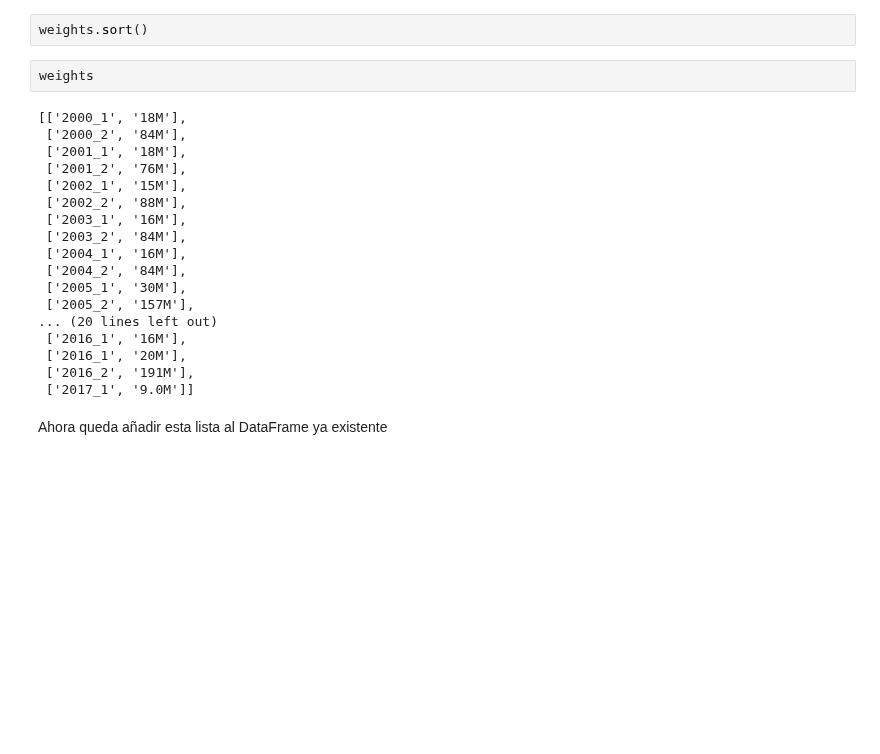
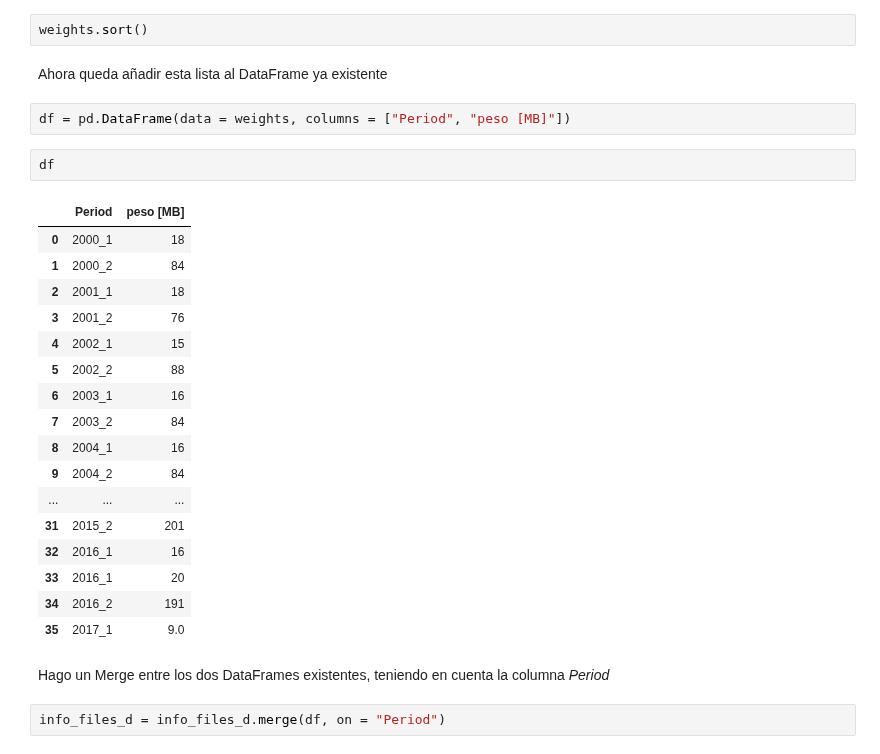
Before and after one commit to AronForero/ICFESProject, a Jupyter notebook: Descriptive_Analisis/Catalogo_Ficheros.ipynb, the cells around one changed output. Cells and saved outputs as stored; diff of their text form; blank space fills up the shorter version.

Commit message:
Se termino el DataFrame para ver las caracteristicas de los archivos, siguiente paso es graficar

```diff
--- a/Descriptive_Analisis/Catalogo_Ficheros.ipynb
+++ b/Descriptive_Analisis/Catalogo_Ficheros.ipynb
@@ -485,25 +514,31 @@ weights = get_weights(file_weights)
 Las ordeno por año para poder pegar la lista directamente en el DataFrame
 # %%
 weights.sort()
-# %%
-weights
-# %% [output]
-[['2000_1', '18M'],
- ['2000_2', '84M'],
- ['2001_1', '18M'],
- ['2001_2', '76M'],
- ['2002_1', '15M'],
- ['2002_2', '88M'],
- ['2003_1', '16M'],
- ['2003_2', '84M'],
- ['2004_1', '16M'],
- ['2004_2', '84M'],
- ['2005_1', '30M'],
- ['2005_2', '157M'],
-... (20 lines left out)
- ['2016_1', '16M'],
- ['2016_1', '20M'],
- ['2016_2', '191M'],
- ['2017_1', '9.0M']]
 # %% [markdown]
 Ahora queda añadir esta lista al DataFrame ya existente
+# %%
+df = pd.DataFrame(data = weights, columns = ["Period", "peso [MB]"])
+# %%
+df
+# %% [output]
+|  | Period | peso [MB] |
+| 0 | 2000_1 | 18 |
+| 1 | 2000_2 | 84 |
+| 2 | 2001_1 | 18 |
+| 3 | 2001_2 | 76 |
+| 4 | 2002_1 | 15 |
+| 5 | 2002_2 | 88 |
+| 6 | 2003_1 | 16 |
+| 7 | 2003_2 | 84 |
+| 8 | 2004_1 | 16 |
+| 9 | 2004_2 | 84 |
+| ... | ... | ... |
+| 31 | 2015_2 | 201 |
+| 32 | 2016_1 | 16 |
+| 33 | 2016_1 | 20 |
+| 34 | 2016_2 | 191 |
+| 35 | 2017_1 | 9.0 |
+# %% [markdown]
+Hago un Merge entre los dos DataFrames existentes, teniendo en cuenta la columna *Period*
+# %%
+info_files_d = info_files_d.merge(df, on = "Period")
```
Also changed, not shown: parts of 9 cells of this notebook, 1 other file.
